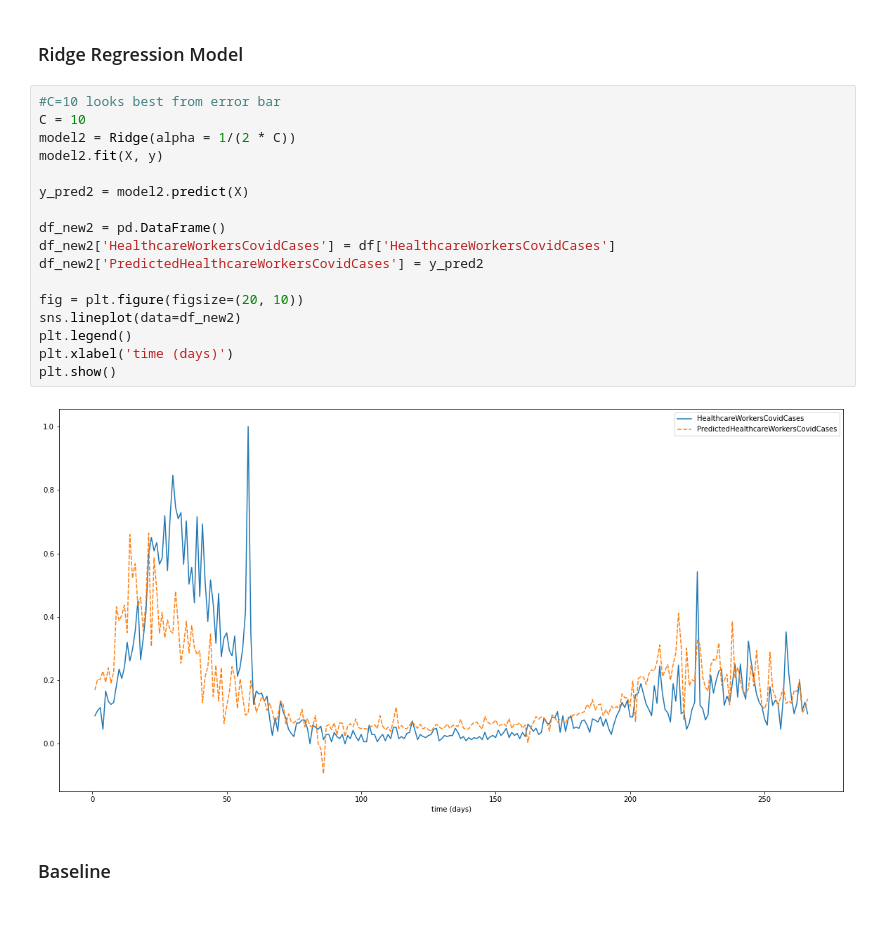
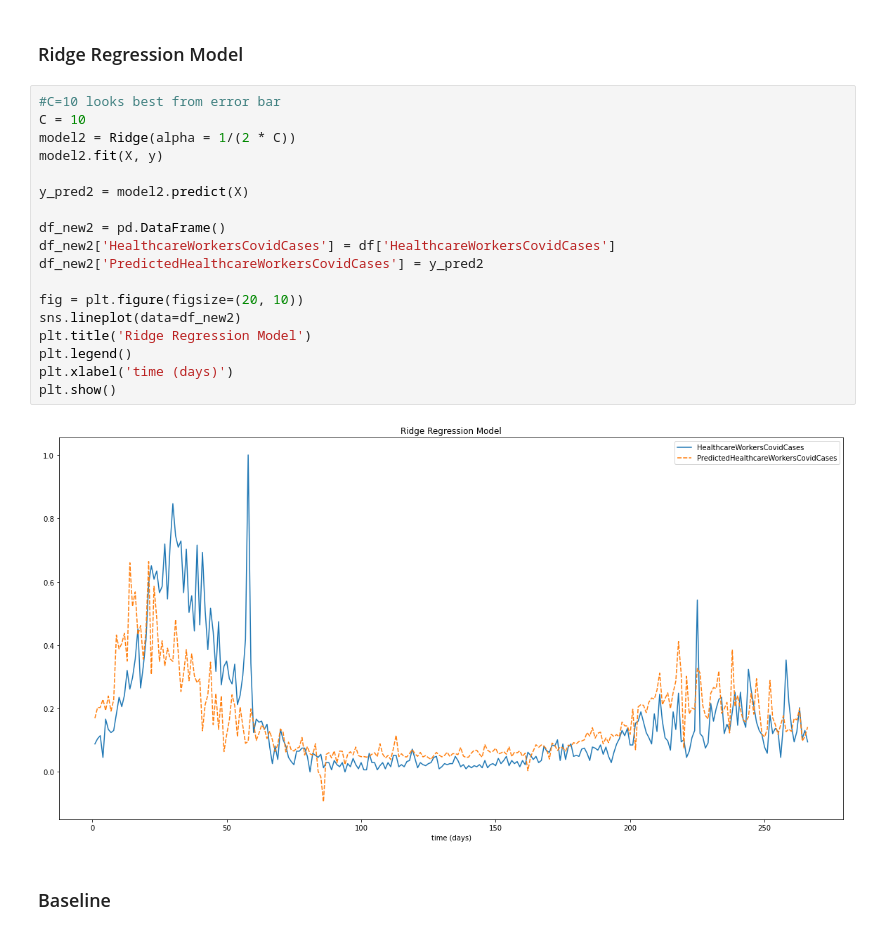
Before and after one commit to molonepa/ML-Group-Project, a Jupyter notebook: Ridge.ipynb, the cells around one changed output. Cells and saved outputs as stored; diff of their text form.

```diff
--- a/Ridge.ipynb
+++ b/Ridge.ipynb
@@ -53,22 +53,23 @@ plt.show()
 # %%
 #C=10 looks best from error bar
 C = 10
 model2 = Ridge(alpha = 1/(2 * C))
 model2.fit(X, y)
 
 y_pred2 = model2.predict(X)
 
 df_new2 = pd.DataFrame()
 df_new2['HealthcareWorkersCovidCases'] = df['HealthcareWorkersCovidCases']
 df_new2['PredictedHealthcareWorkersCovidCases'] = y_pred2
 
 fig = plt.figure(figsize=(20, 10))
 sns.lineplot(data=df_new2)
+plt.title('Ridge Regression Model')
 plt.legend()
 plt.xlabel('time (days)')
 plt.show()
 # %% [output]
-[figure, old version]
+[figure, new version]
 # %% [markdown]
 ### Baseline
 # %%
```
Also changed, not shown: parts of 1 cell of this notebook.
